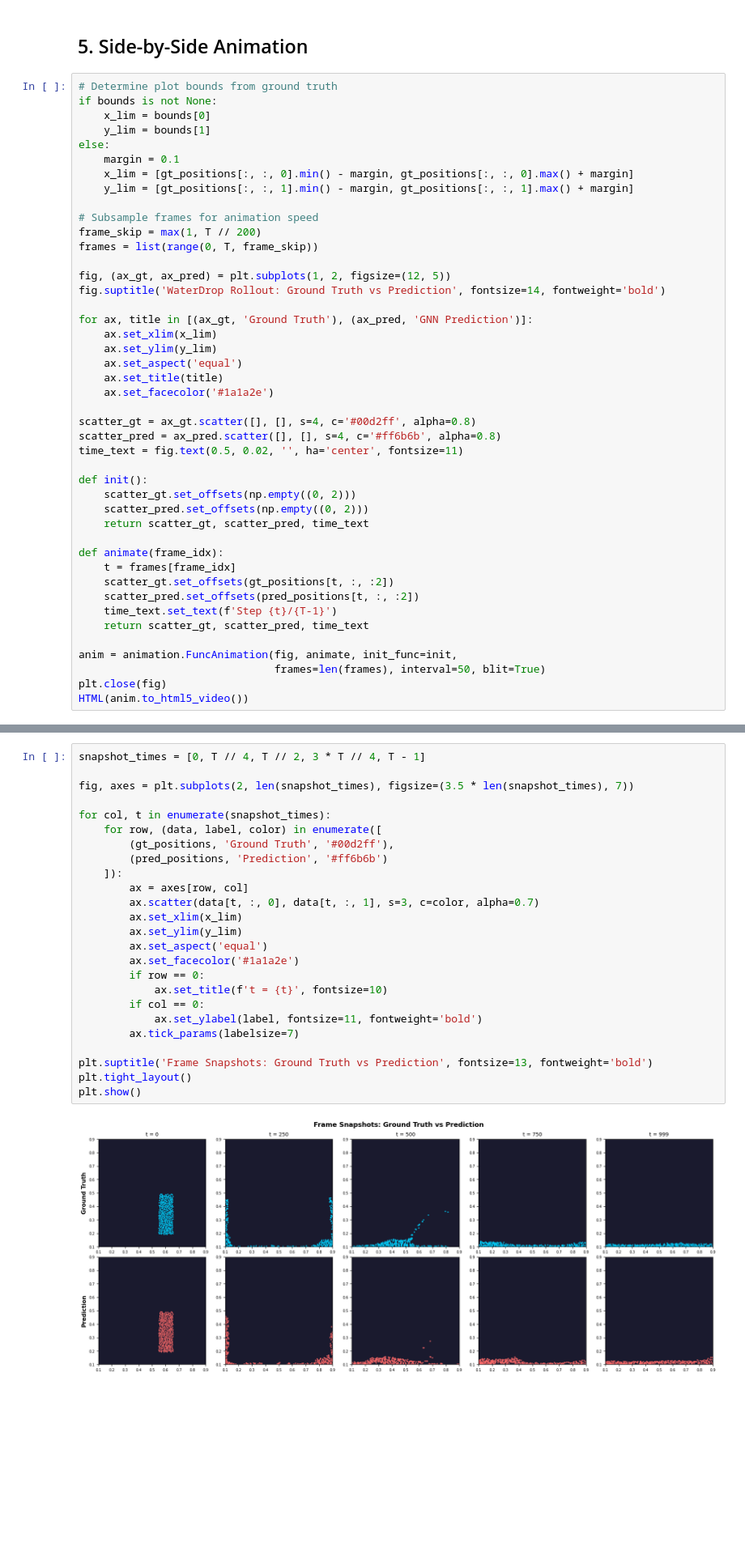
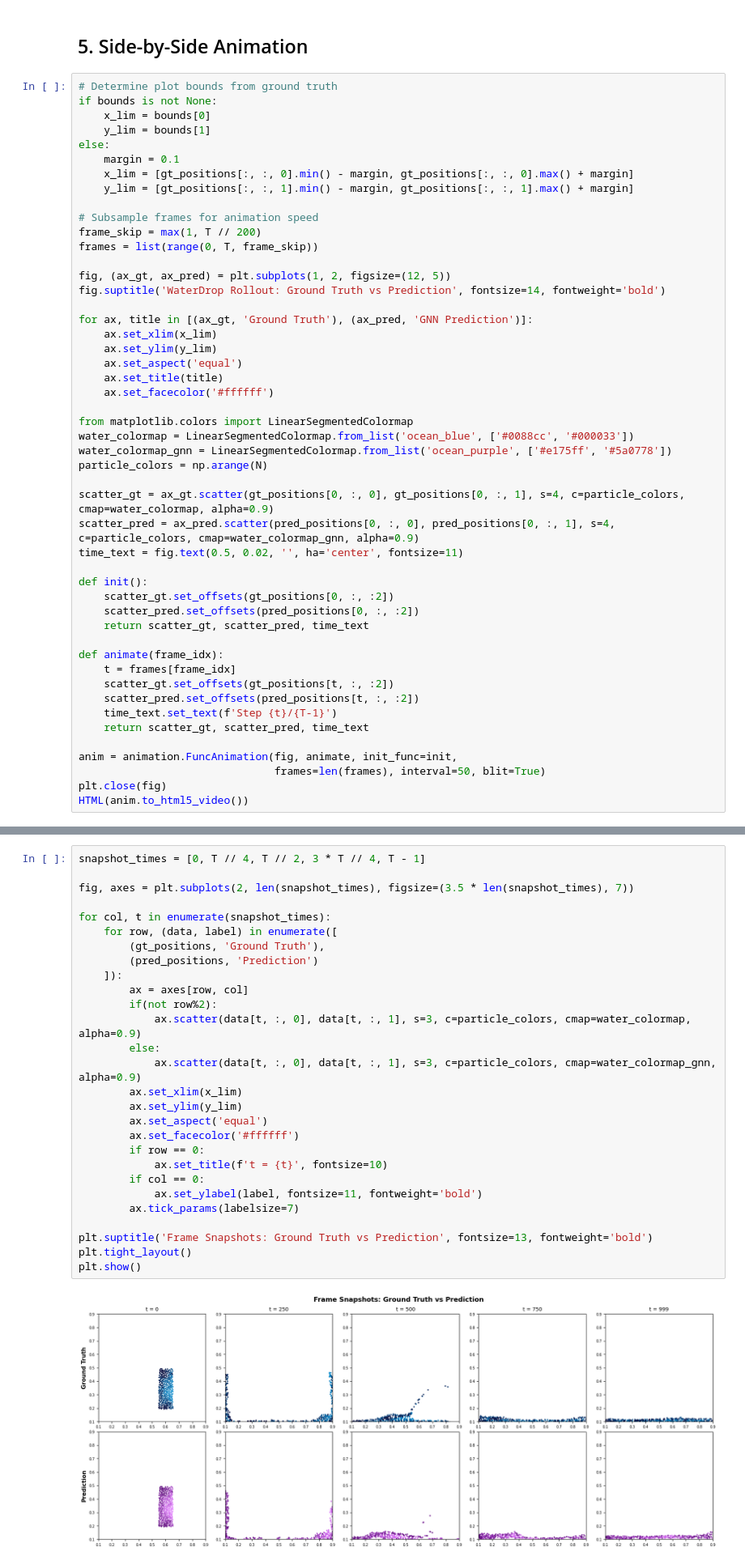
Before and after one commit to MarkoMile/gnn-physics-simulator, a Jupyter notebook: notebooks/Visualize.ipynb, the cells around one changed output, grey strips where cells are left out. Shown at 81% size. Saved outputs shown, nothing was run; the diff lists cells and outputs as text; blank space fills up the shorter version.

Commit message:
Update visualization to differentiate GT and PRED

```diff
--- a/notebooks/Visualize.ipynb
+++ b/notebooks/Visualize.ipynb
@@ -165,15 +159,20 @@ for ax, title in [(ax_gt, 'Ground Truth'), (ax_pred, 'GNN Prediction')]:
     ax.set_ylim(y_lim)
     ax.set_aspect('equal')
     ax.set_title(title)
-    ax.set_facecolor('#1a1a2e')
+    ax.set_facecolor('#ffffff')
 
-scatter_gt = ax_gt.scatter([], [], s=4, c='#00d2ff', alpha=0.8)
-scatter_pred = ax_pred.scatter([], [], s=4, c='#ff6b6b', alpha=0.8)
+from matplotlib.colors import LinearSegmentedColormap
+water_colormap = LinearSegmentedColormap.from_list('ocean_blue', ['#0088cc', '#000033'])
+water_colormap_gnn = LinearSegmentedColormap.from_list('ocean_purple', ['#e175ff', '#5a0778'])
+particle_colors = np.arange(N)
+
+scatter_gt = ax_gt.scatter(gt_positions[0, :, 0], gt_positions[0, :, 1], s=4, c=particle_colors, cmap=water_colormap, alpha=0.9)
+scatter_pred = ax_pred.scatter(pred_positions[0, :, 0], pred_positions[0, :, 1], s=4, c=particle_colors, cmap=water_colormap_gnn, alpha=0.9)
 time_text = fig.text(0.5, 0.02, '', ha='center', fontsize=11)
 
 def init():
-    scatter_gt.set_offsets(np.empty((0, 2)))
-    scatter_pred.set_offsets(np.empty((0, 2)))
+    scatter_gt.set_offsets(gt_positions[0, :, :2])
+    scatter_pred.set_offsets(pred_positions[0, :, :2])
     return scatter_gt, scatter_pred, time_text
 
 def animate(frame_idx):
@@ -196,27 +195,30 @@ Static snapshots at key moments for comparison.
 # %%
 snapshot_times = [0, T // 4, T // 2, 3 * T // 4, T - 1]
 
 fig, axes = plt.subplots(2, len(snapshot_times), figsize=(3.5 * len(snapshot_times), 7))
 
 for col, t in enumerate(snapshot_times):
-    for row, (data, label, color) in enumerate([
-        (gt_positions, 'Ground Truth', '#00d2ff'),
-        (pred_positions, 'Prediction', '#ff6b6b')
+    for row, (data, label) in enumerate([
+        (gt_positions, 'Ground Truth'),
+        (pred_positions, 'Prediction')
     ]):
         ax = axes[row, col]
-        ax.scatter(data[t, :, 0], data[t, :, 1], s=3, c=color, alpha=0.7)
+        if(not row%2):
+            ax.scatter(data[t, :, 0], data[t, :, 1], s=3, c=particle_colors, cmap=water_colormap, alpha=0.9)
+        else:
+            ax.scatter(data[t, :, 0], data[t, :, 1], s=3, c=particle_colors, cmap=water_colormap_gnn, alpha=0.9)
         ax.set_xlim(x_lim)
         ax.set_ylim(y_lim)
         ax.set_aspect('equal')
-        ax.set_facecolor('#1a1a2e')
+        ax.set_facecolor('#ffffff')
         if row == 0:
             ax.set_title(f't = {t}', fontsize=10)
         if col == 0:
             ax.set_ylabel(label, fontsize=11, fontweight='bold')
         ax.tick_params(labelsize=7)
 
 plt.suptitle('Frame Snapshots: Ground Truth vs Prediction', fontsize=13, fontweight='bold')
 plt.tight_layout()
 plt.show()
 # %% [output]
-[figure, old version]
+[figure, new version]
```
Also changed, not shown: parts of 2 cells of this notebook.
